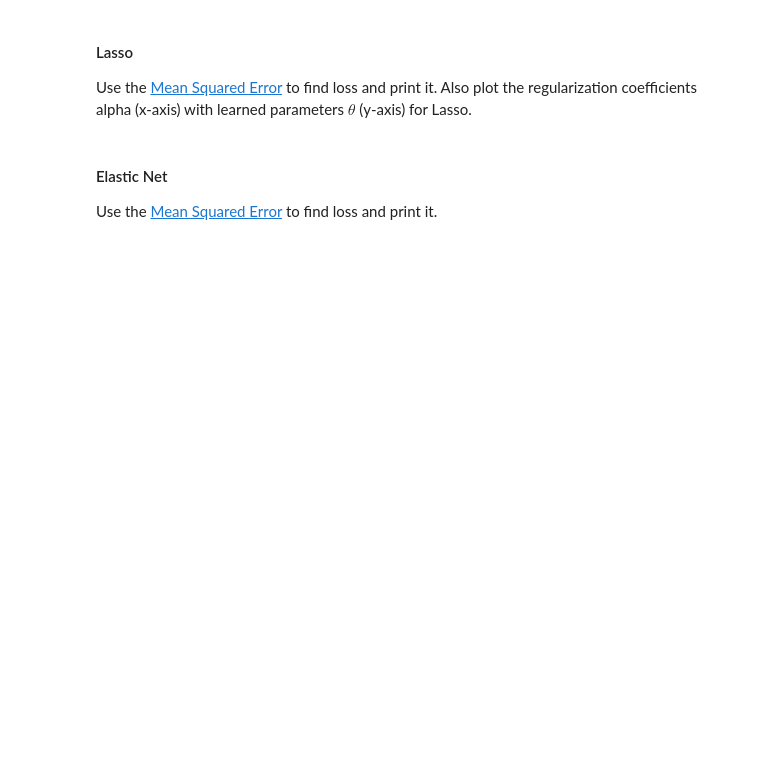
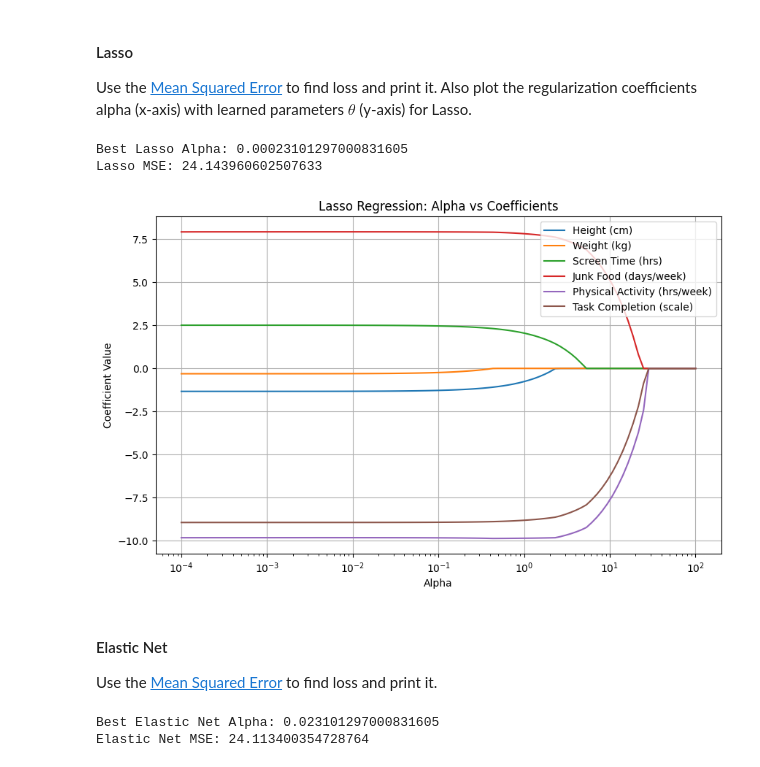
Before and after one commit to FurqanAlyy/AI-ML-NIAI, a Jupyter notebook: 5_Class_Challenge_Module4_DIY_Regression.ipynb, the cells around one changed output. Cells and saved outputs as stored; diff of their text form; code cells hidden in the pictures; blank space fills up the shorter version.

```diff
--- a/5_Class_Challenge_Module4_DIY_Regression.ipynb
+++ b/5_Class_Challenge_Module4_DIY_Regression.ipynb
@@ -716,7 +761,84 @@ Use the [Mean Squared Error](https://scikit-learn.org/stable/modules/generated/s
 #### Lasso
 
 Use the [Mean Squared Error](https://scikit-learn.org/stable/modules/generated/sklearn.metrics.mean_squared_error.html) to find loss and print it. Also plot the regularization coefficients alpha (x-axis) with learned parameters $\theta$  (y-axis) for Lasso.
+# %%
+alphas = np.logspace(-4, 2, 100)
+
+lasso_coefficients = []
+lasso_mse_scores = []
+
+for alpha in alphas:
+    lasso_model = Lasso(alpha=alpha, max_iter=10000)
+    lasso_model.fit(X_train_scaled, y_train)
+
+    y_pred = lasso_model.predict(X_test_scaled)
+
+    lasso_coefficients.append(lasso_model.coef_)
+    lasso_mse_scores.append(mean_squared_error(y_test, y_pred))
+
+lasso_coefficients = np.array(lasso_coefficients)
+
+# Find alpha with lowest test MSE
+best_index = np.argmin(lasso_mse_scores)
+best_alpha = alphas[best_index]
+
+print("Best Lasso Alpha:", best_alpha)
+print("Lasso MSE:", lasso_mse_scores[best_index])
+# %% [output]
+Best Lasso Alpha: 0.00023101297000831605
+Lasso MSE: 24.143960602507633
+# %%
+plt.figure(figsize=(10, 6))
+
+for i in range(lasso_coefficients.shape[1]):
+    plt.plot(
+        alphas,
+        lasso_coefficients[:, i],
+        label=X_train.columns[i]
+    )
+
+plt.xscale("log")
+plt.xlabel("Alpha")
+plt.ylabel("Coefficient Value")
+plt.title("Lasso Regression: Alpha vs Coefficients")
+plt.legend()
+plt.grid()
+plt.show()
+# %% [output]
+[figure, added]
 # %% [markdown]
 #### Elastic Net
 
 Use the [Mean Squared Error](https://scikit-learn.org/stable/modules/generated/sklearn.metrics.mean_squared_error.html) to find loss and print it.
+# %%
+alphas = np.logspace(-4, 2, 100)
+
+elastic_coefficients = []
+elastic_mse_scores = []
+
+for alpha in alphas:
+    elastic_model = ElasticNet(
+        alpha=alpha,
+        l1_ratio=0.5,
+        max_iter=10000
+    )
+
+    elastic_model.fit(X_train_scaled, y_train)
+
+    y_pred = elastic_model.predict(X_test_scaled)
+
+    elastic_coefficients.append(elastic_model.coef_)
+    elastic_mse_scores.append(
+        mean_squared_error(y_test, y_pred)
+    )
+
+elastic_coefficients = np.array(elastic_coefficients)
+
+# Best alpha
+best_index = np.argmin(elastic_mse_scores)
+
+print("Best Elastic Net Alpha:", alphas[best_index])
+print("Elastic Net MSE:", elastic_mse_scores[best_index])
+# %% [output]
+Best Elastic Net Alpha: 0.023101297000831605
+Elastic Net MSE: 24.113400354728764
```
Also changed, not shown: parts of 3 cells of this notebook.
